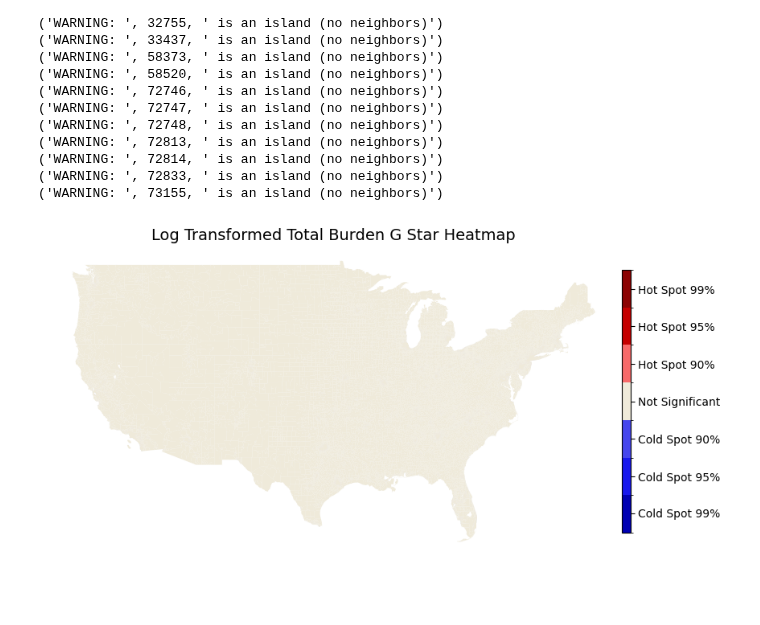
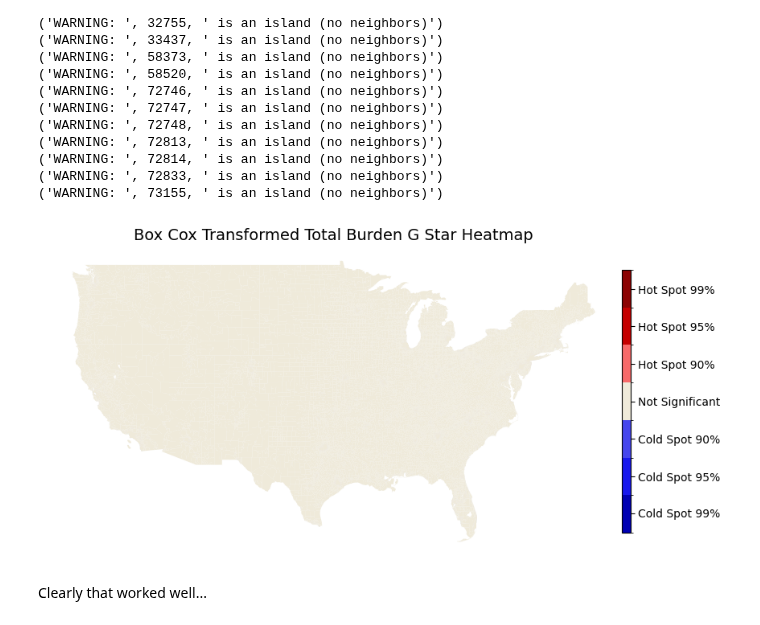
Before and after one commit to haylee360/j40-data-exploration, a Jupyter notebook: docs/gstar-tuning.ipynb, the cells around one changed output. Saved outputs shown, nothing was run; the diff lists cells and outputs as text; code cells hidden in the pictures; blank space fills up the shorter version.

```diff
--- a/docs/gstar-tuning.ipynb
+++ b/docs/gstar-tuning.ipynb
@@ -1036,33 +427,35 @@ colors = ["#0101b3", "#1818ed", "#4646ed", "#efeada", "#f76a6a", "#c50000", "#8c
 # Create a discrete colormap
 cmap = mcolors.ListedColormap(colors)
 
 # Define color boundaries
 bounds = [-3, -2.58, -1.96, -1.645, 1.645, 1.96, 2.58, 3]
 norm = mcolors.BoundaryNorm(bounds, cmap.N)
 
 # Initialize figure
 fig, ax = plt.subplots(figsize=(11,5))
 
 # Remove axis for a cleaner map and set title
 ax.axis('off')
-ax.set_title(f"Log Transformed Total Burden G Star Heatmap",
+ax.set_title(f"Box Cox Transformed Total Burden G Star Heatmap",
             fontsize=14)
 
 # Plot NY state and color by number of spills
 plot = results_cont.plot(ax=ax,
-                column='gi_star_burd',
+                column='gi_star_bc_burd',
                 cmap=cmap,
                 norm=norm,
                 legend=False)
 
 # Get the colorbar from the plot
 cbar = plot.get_figure().colorbar(plot.collections[0], ax=ax,
 orientation='vertical', pad=0, shrink=0.85, aspect=30)
 
 # Modify the colorbar tick labels
 cbar.set_ticks([-2.78, -2.27, -1.8, 0, 1.8, 2.27, 2.78])
 cbar.set_ticklabels(['Cold Spot 99%', 'Cold Spot 95%', 'Cold Spot 90%', 'Not Significant', 'Hot Spot 90%', 'Hot Spot 95%', 'Hot Spot 99%'])
 
 plt.show()
 # %% [output]
-[figure, old version]
+[figure, new version]
+# %% [markdown]
+Clearly that worked well...
```
Also changed, not shown: parts of 49 cells of this notebook, 12 other files.
